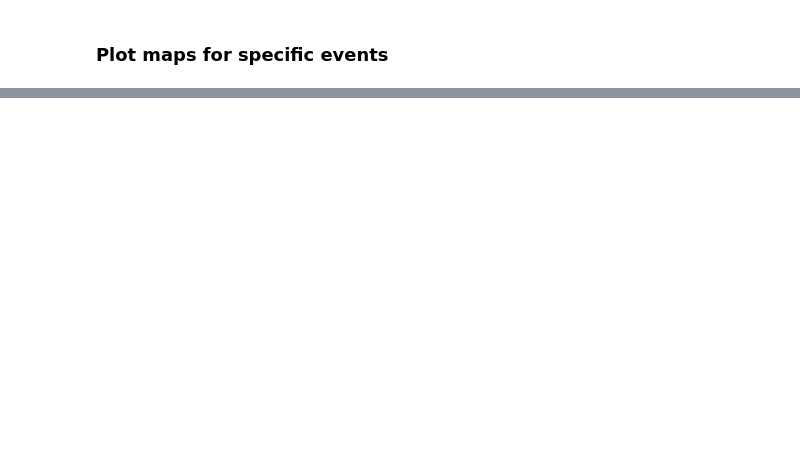
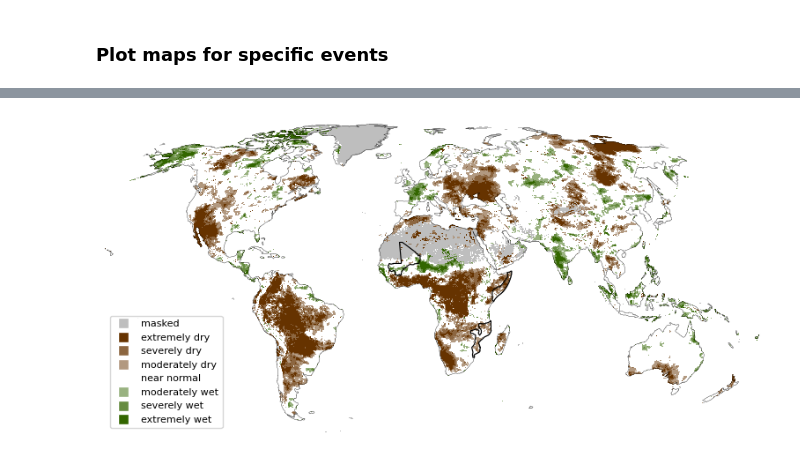
Before and after one commit to jkeune/drought-on-demand, a Jupyter notebook: CENTAUR_news.ipynb, the cells around one changed output, grey strips where cells are left out. Cells and saved outputs as stored; diff of their text form; code cells hidden in the pictures; blank space fills up the shorter version.

```diff
--- a/CENTAUR_news.ipynb
+++ b/CENTAUR_news.ipynb
@@ -384,0 +399,19 @@ dtype: float64
+# %%
+ref_syyyy = 1991
+ref_eyyyy = 2020
+indicator = "SPEI"
+window    = 12
+yyyy      = 2025
+mm        = "02"
+dataset   = "era5t"
+stream    = "moda"
+distribut = "genlogistic"
+ifile_name= f"{indicator}{window}_{distribut}_global_{dataset}_{stream}_ref{ref_syyyy}to{ref_eyyyy}_{yyyy}{str(mm).zfill(2)}.nc"
+# new versions
+#ipath     = f"/ec/ws4/tc/emos/work/cems/dryfall/emos/dryfall_monthly/ens/runs/era5/{yyyy}{mm}01/hr"
+ipath     = f"/ec/ws4/tc/emos/work/cems/dryfall/emos/dryfall_monthly/ens/runs/era5t/{yyyy}{mm}01/hr"
+ifile     = f"{ipath}/{ifile_name}"
+# %%
+drought_2d = xr.open_dataset(ifile)
+print(drought_2d)
+drought_2d_masked = xr.where(drought_2d[f'{indicator}{window}'] == -9999, np.nan, drought_2d[f'{indicator}{window}'])
@@ -384,0 +436,5 @@ dtype: float64
+# %%
+vfile = "/home/nejk/code/dryfall_oper/helpers_oper/barren_mask.nc"
+bmask = xr.open_dataset(vfile)
+#bmask['barren_mask'].plot()
+drought_2d_masked = xr.where( (bmask['barren_mask'][0,:,:] == 1) & (~np.isnan(drought_2d_masked)) , -9999, drought_2d_masked)
@@ -384,0 +505,15 @@ dtype: float64
+# %%
+worldmap_drought(drought_2d_masked,
+                 collist_hex = mycollisthex,
+                 #levels = [-10000].append(mylevels),
+                 #legnames = ["masked"].append(legnames),
+                 levels = [-10000,-1000,-2,-1.5,-1,1,1.5,2,1000],
+                 legnames = ["masked","extremely dry", "severely dry", "moderately dry", "near normal", "moderately wet", "severely wet", "extremely wet"],
+                 plot_borders=False,
+                 highlight_countries = ["Mozambique", "Somalia", "Mali"],
+                 figname = f"figures/{indicator}{window}_{yyyy}{str(mm).zfill(2)}.png",
+                 latlines = [-30,30],
+                 plot_latlines =False,
+                 mytitle       = "")
+# %% [output]
+[figure, added]
```
Also changed, not shown: parts of 13 cells of this notebook.
